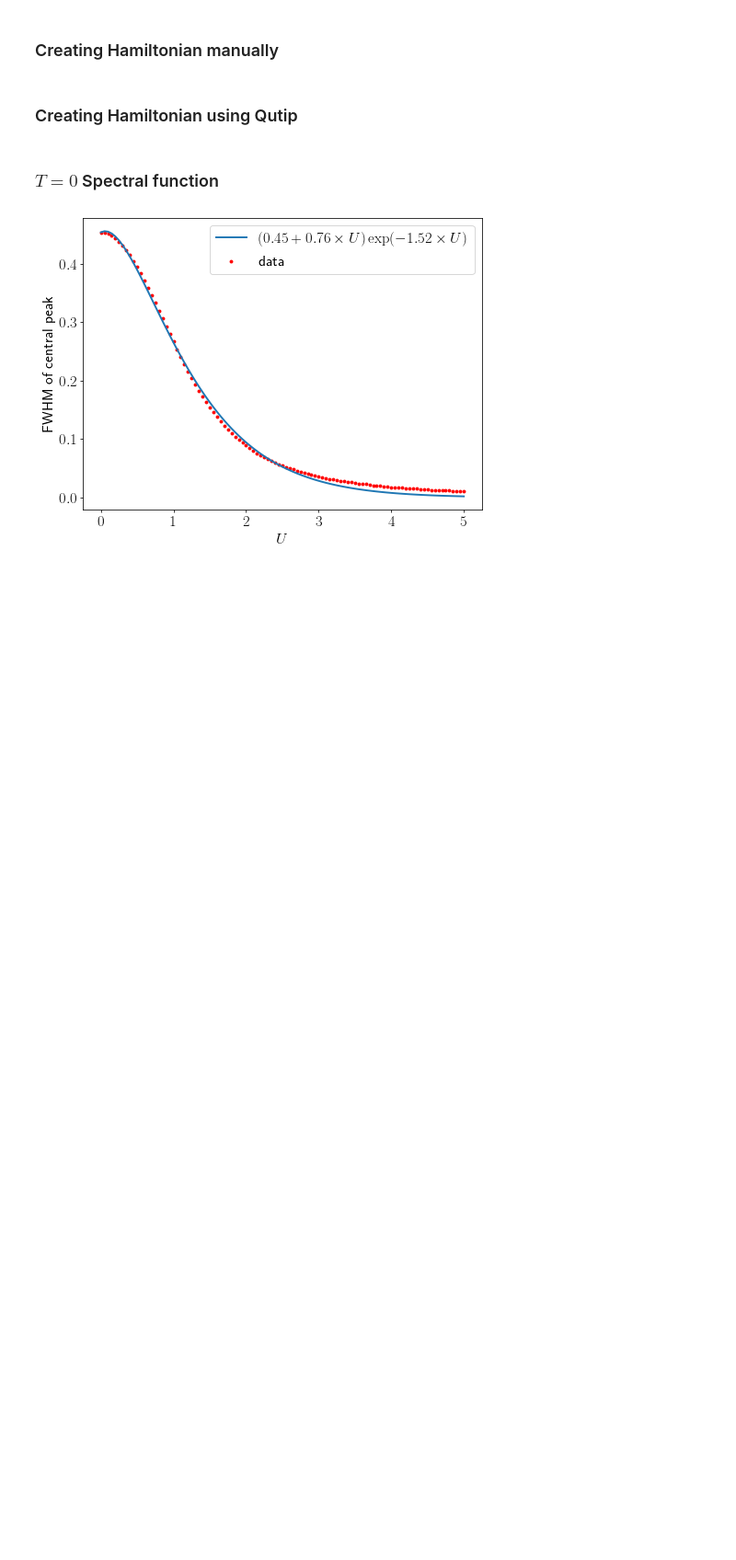
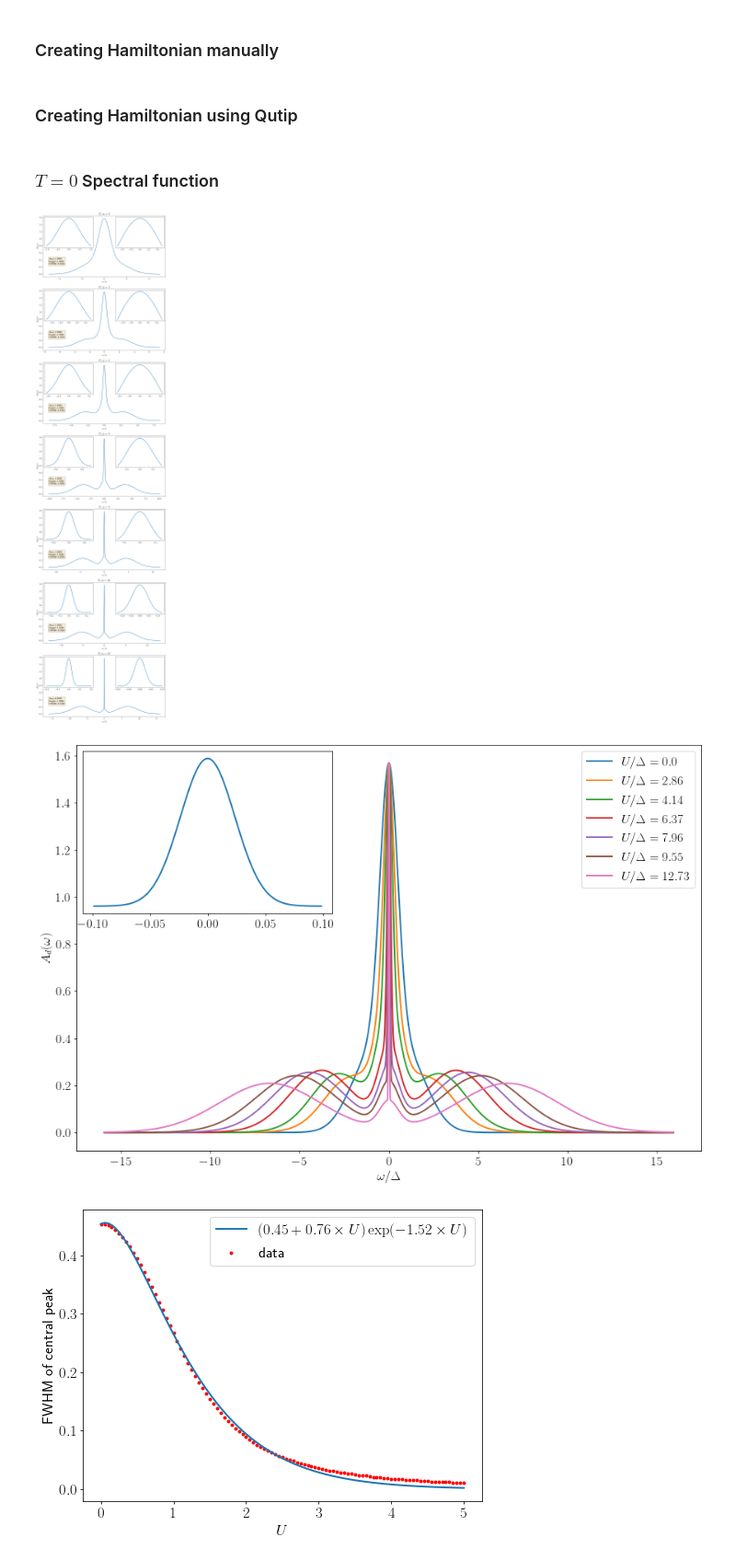
Before and after one commit to abhirup-m/Tiling-Embedded-Esiam, a Jupyter notebook: siam_spec_func.ipynb, the cells around one changed output. Shown at 92% size. Drawn from its saved outputs; the diff is of its cells as text; code cells hidden in the pictures; blank space fills up the shorter version.

Commit message:
generated final plots

```diff
--- a/siam_spec_func.ipynb
+++ b/siam_spec_func.ipynb
@@ -168,15 +168,22 @@ def spec_func_U(U, Ek_0, V, non_int_ht):
 
 
 def create_axes(len_U):
-    fig1, ax1 = plt.subplots(len_U, 2, figsize=(25,7*len_U))
-    fig2, ax2 = plt.subplots(figsize=(15,8))
+    fig1, ax1 = plt.subplots(len_U, figsize=(15,9*len_U))
+    ax1_in = []
+    for i, ax in enumerate(ax1):
+        ax.set_xlabel(r"$\omega/\Delta$")
+        ax.set_ylabel(r"$A_d(\omega)$")
+        ax.set_title(r"$U/\Delta={}$".format(round(U_range[i]/delta),2))
+        ax1_in.append([inset_axes(ax, width="40%", height="50%", loc=2), inset_axes(ax, width="40%", height="50%", loc=1)])
+        ax1_in[-1][0].axes.get_yaxis().set_visible(False)
+        ax1_in[-1][1].axes.get_yaxis().set_visible(False)
+
+    fig2, ax2 = plt.subplots(figsize=(15,10))
     ax2.set_xlabel(r"$\omega/\Delta$")
     ax2.set_ylabel(r"$A_d(\omega)$")
-    for x,y in product(range(len(ax1)), range(len(ax1[0]))):
-        ax1[x][y].set_xlabel(r"$\omega/\Delta$")
-        ax1[x][y].set_ylabel(r"$A_d(\omega)$")
-        ax1[x][y].set_title(r"$U/\Delta={}$".format(round(U_range[x]/delta),2))
-    return (fig1, ax1), (fig2, ax2)
+    ax2_in = inset_axes(ax2, width="40%", height="40%", loc=2)
+    ax2_in.axes.get_yaxis().set_visible(False)
+    return fig1, ax1, ax1_in, fig2, ax2, ax2_in
 
 
 def get_wrange(w_end, len_w, p=1):
@@ -186,44 +193,48 @@ def get_wrange(w_end, len_w, p=1):
 # %%
 V = 0.1
 t = 0.05
 delta = np.pi*V**2/(2*t)
 Nk = 4
 a = 1
 k_bath = 2*np.pi*np.arange(0, Nk)/(a*Nk)
 Ek_0 = -2*t*np.cos(k_bath*a)
 
 w_range = get_wrange(5, 10000, p=1)
 w_cut = 10**(-4)
 
 non_int_ht = get_nonint_ht(Ek_0, V)
 
-U_range = [0, 0.9, 1.3, 2, 4]
+U_range = [0, 0.9, 1.3, 2, 2.5, 3, 4]
+# U_range = [0, 4]
 
-(fig1, ax1), (fig2, ax2) = create_axes(len(U_range))
+fig1, ax1, ax1_in, fig2, ax2, ax2_in = create_axes(len(U_range))
 
-i = -1
-
-for U, ax in zip(U_range, ax1):
-    i += 1
-    A = spec_func_U(Ek_0, V, U, non_int_ht)
+for i, (U, ax) in enumerate(zip(U_range, ax1)):
+    A = spec_func_U(U, Ek_0, V, non_int_ht)
     maxA = max(A)
     area = np.trapz(A, w_range)
     fwhm = get_FWHM(w_range, A)
     textstr = '\n'.join((
     r'Area=%.4f' % np.trapz(A, w_range),
     r'Height=%.4f' % max(A),
     r'FWHM=%.4f' % get_FWHM(w_range, A)))
-    prominent_range = np.where(A > 10**(-2))
-    ax1[i][0].plot(w_range[prominent_range]/delta, A[prominent_range])
-    ax1[i][1].plot(w_range[np.where(abs(w_range/delta) < 1/(1+U))]/delta, A[np.where(abs(w_range/delta) < 1/(1+U))])
-    ax1[i][0].text(0.05, 0.95, textstr, transform = ax1[i][0].transAxes, size=17, verticalalignment='top', bbox=props, fontfamily="monospaced")
+    prominent_range = np.where(A > 10**(-3))
+    ax.plot(w_range[prominent_range]/delta, A[prominent_range])
+    ax1_in[i][0].plot(w_range[np.where(abs(w_range/delta) < 1/(1+U))]/delta, A[np.where(abs(w_range/delta) < 1/(1+U))])
+    ax1_in[i][1].plot(w_range[np.where(abs(w_range/delta) < 0.5/(1+U))]/delta, A[np.where(abs(w_range/delta) < 0.5/(1+U))])
+    ax.text(0.05, 0.2, textstr, transform = ax.transAxes, size=17, bbox=props, horizontalalignment="left", fontfamily="monospaced")
     ax2.plot(w_range/delta, A, label=r"$U/\Delta={}$".format(round(U/delta,2)))
+    if U == U_range[-1]:
+        ax2_in.plot(w_range[np.where(abs(w_range/delta) < 0.5/(1+U))]/delta, A[np.where(abs(w_range/delta) < 0.5/(1+U))])
 
 
 ax2.legend()
 fig1.savefig("merged.pdf", bbox_inches='tight')
 fig2.savefig("merged_all.pdf", bbox_inches='tight')
 plt.show()
+# %% [output]
+[figure, added]
+[figure, added]
 # %%
 def fit_func(x, A, B, C):
     return (A + B*x)*np.exp(-C*abs(x))
```
Also changed, not shown: 7 other files.
